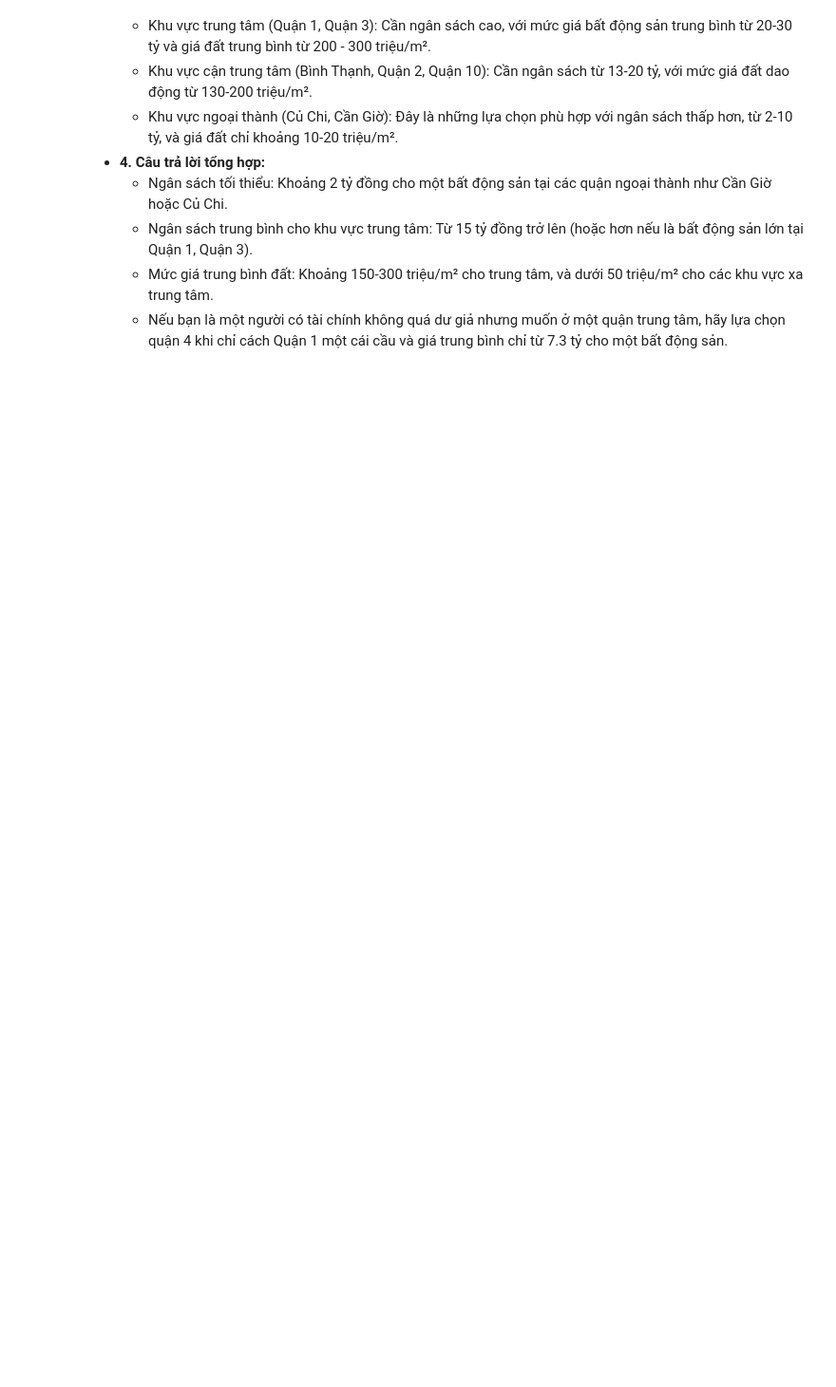
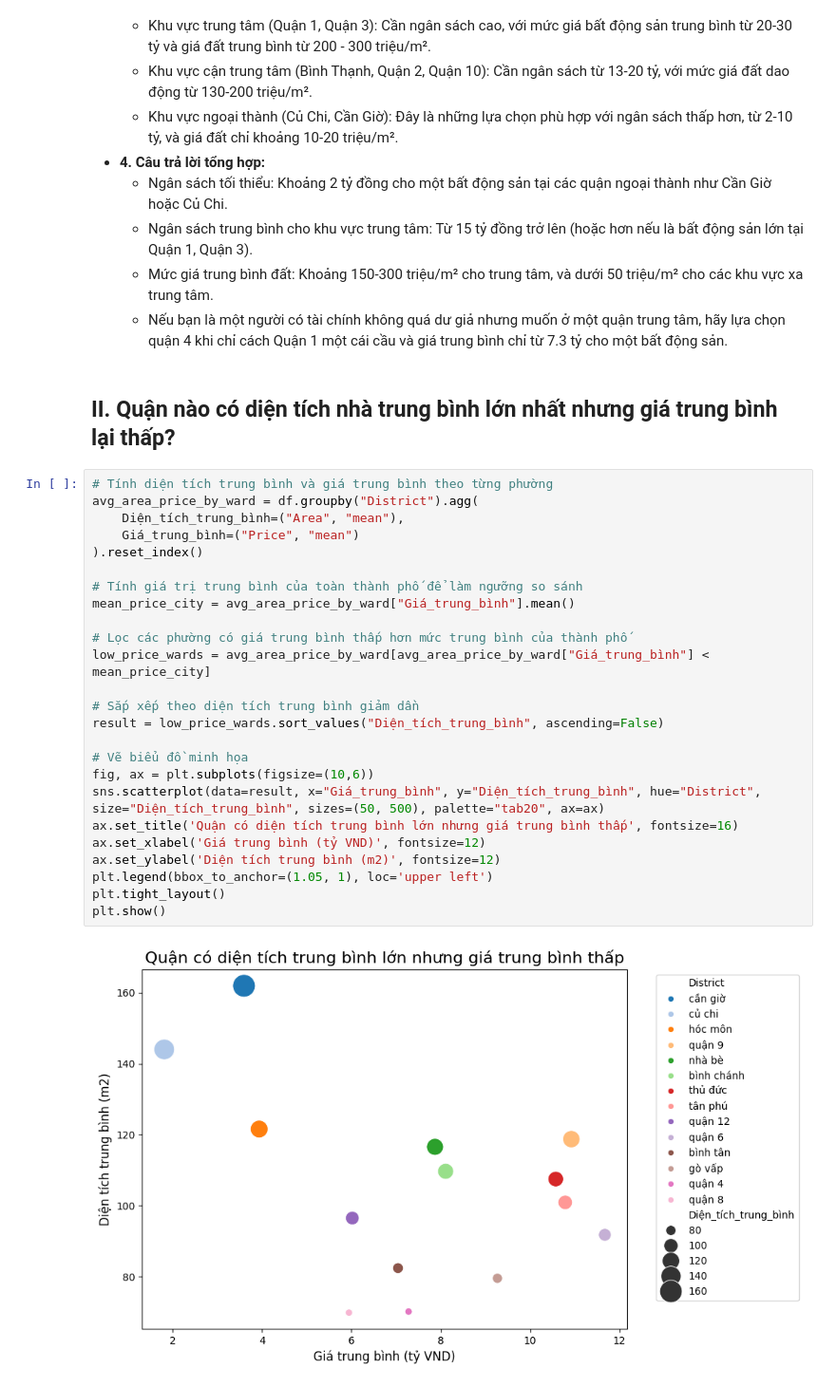
Before and after one commit to MinHien-git/NMKHDL_18127047_21127273_22127202_04, a Jupyter notebook: eda.ipynb, the cells around one changed output. Shown at 95% size. Cells and saved outputs as stored; diff of their text form; blank space fills up the shorter version.

```diff
--- a/eda.ipynb
+++ b/eda.ipynb
@@ -406,3 +406,32 @@ plt.show()
     - Ngân sách trung bình cho khu vực trung tâm: Từ 15 tỷ đồng trở lên (hoặc hơn nếu là bất động sản lớn tại Quận 1, Quận 3).
     - Mức giá trung bình đất: Khoảng 150-300 triệu/m² cho trung tâm, và dưới 50 triệu/m² cho các khu vực xa trung tâm.
     - Nếu bạn là một người có tài chính không quá dư giả nhưng muốn ở một quận trung tâm, hãy lựa chọn quận 4 khi chỉ cách Quận 1 một cái cầu và giá trung bình chỉ từ 7.3 tỷ cho một bất động sản.
+# %% [markdown]
+## II. Quận nào có diện tích nhà trung bình lớn nhất nhưng giá trung bình lại thấp?
+# %%
+# Tính diện tích trung bình và giá trung bình theo từng phường
+avg_area_price_by_ward = df.groupby("District").agg(
+    Diện_tích_trung_bình=("Area", "mean"),
+    Giá_trung_bình=("Price", "mean")
+).reset_index()
+
+# Tính giá trị trung bình của toàn thành phố để làm ngưỡng so sánh
+mean_price_city = avg_area_price_by_ward["Giá_trung_bình"].mean()
+
+# Lọc các phường có giá trung bình thấp hơn mức trung bình của thành phố
+low_price_wards = avg_area_price_by_ward[avg_area_price_by_ward["Giá_trung_bình"] < mean_price_city]
+
+# Sắp xếp theo diện tích trung bình giảm dần
+result = low_price_wards.sort_values("Diện_tích_trung_bình", ascending=False)
+
+# Vẽ biểu đồ minh họa
+fig, ax = plt.subplots(figsize=(10,6))
+sns.scatterplot(data=result, x="Giá_trung_bình", y="Diện_tích_trung_bình", hue="District", size="Diện_tích_trung_bình", sizes=(50, 500), palette="tab20", ax=ax)
+ax.set_title('Quận có diện tích trung bình lớn nhưng giá trung bình thấp', fontsize=16)
+ax.set_xlabel('Giá trung bình (tỷ VND)', fontsize=12)
+ax.set_ylabel('Diện tích trung bình (m2)', fontsize=12)
+plt.legend(bbox_to_anchor=(1.05, 1), loc='upper left')
+plt.tight_layout()
+plt.show()
+# %% [output]
+[figure, added]
```
Also changed, not shown: parts of 14 cells of this notebook.
